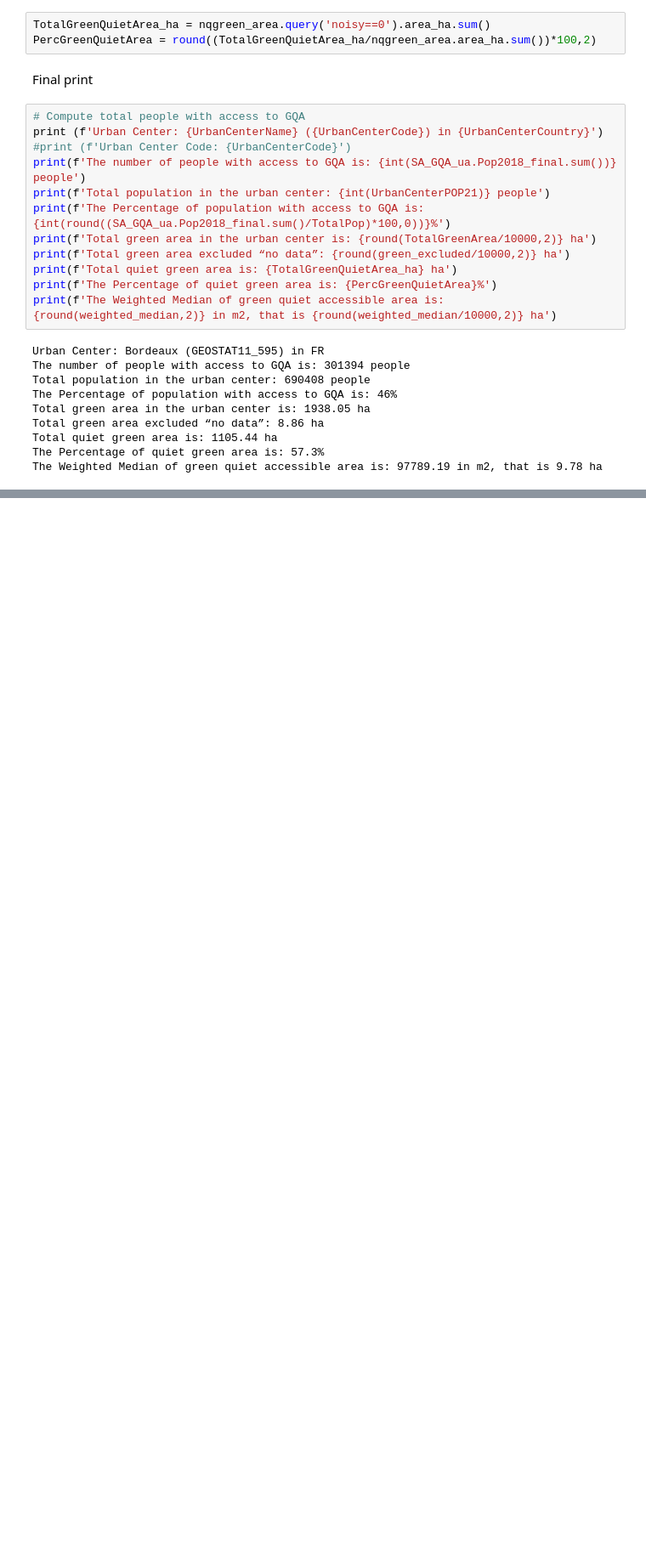
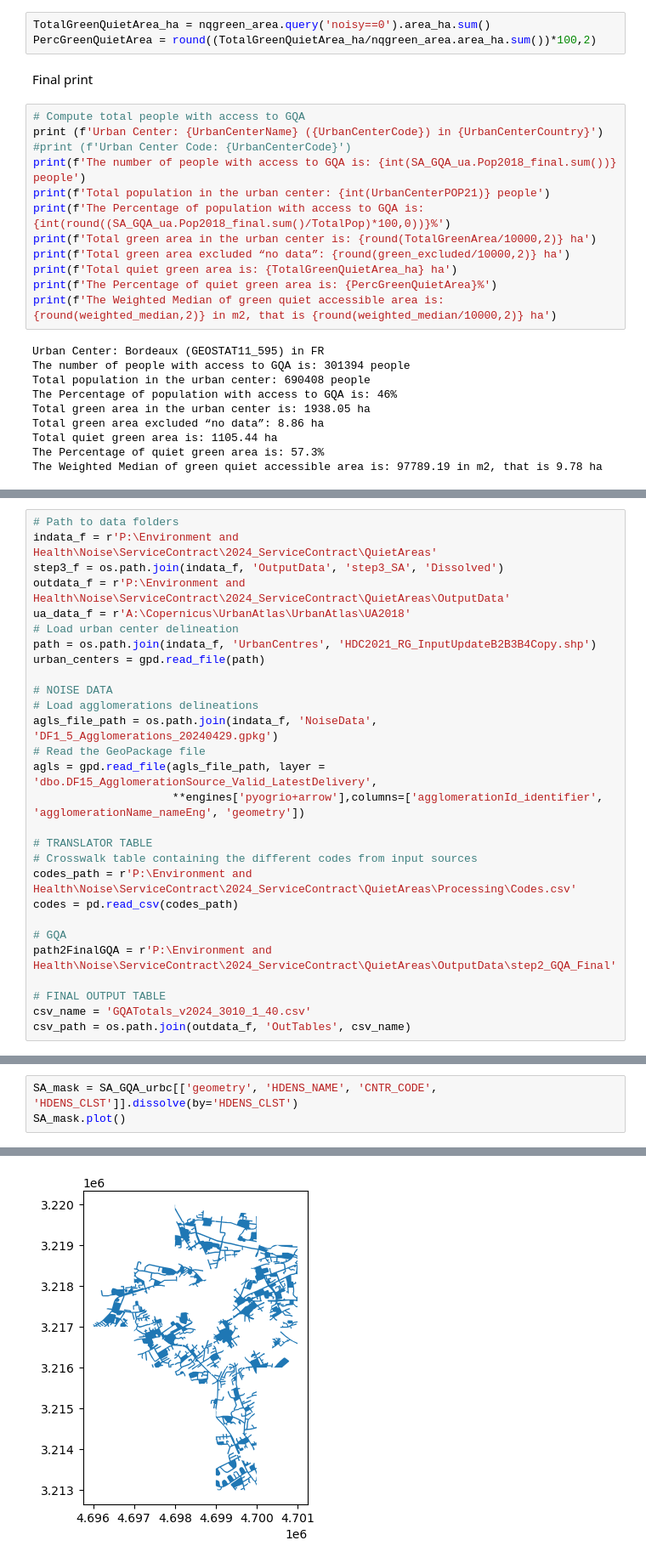
Before and after one commit to ubachr/GQA, a Jupyter notebook: dev/03_Postprocessing_Totals_duplicate5.ipynb, the cells around one changed output, grey strips where cells are left out. Shown at 85% size. Cells and saved outputs as stored; diff of their text form; blank space fills up the shorter version.

```diff
--- a/dev/03_Postprocessing_Totals_duplicate5.ipynb
+++ b/dev/03_Postprocessing_Totals_duplicate5.ipynb
@@ -1363,0 +1416,28 @@ The Weighted Median of green quiet accessible area is: 97789.19 in m2, that is 9
+# %%
+# Path to data folders
+indata_f = r'P:\Environment and Health\Noise\ServiceContract\2024_ServiceContract\QuietAreas'
+step3_f = os.path.join(indata_f, 'OutputData', 'step3_SA', 'Dissolved')
+outdata_f = r'P:\Environment and Health\Noise\ServiceContract\2024_ServiceContract\QuietAreas\OutputData'
+ua_data_f = r'A:\Copernicus\UrbanAtlas\UrbanAtlas\UA2018'
+# Load urban center delineation
+path = os.path.join(indata_f, 'UrbanCentres', 'HDC2021_RG_InputUpdateB2B3B4Copy.shp')
+urban_centers = gpd.read_file(path)
+
+# NOISE DATA
+# Load agglomerations delineations
+agls_file_path = os.path.join(indata_f, 'NoiseData', 'DF1_5_Agglomerations_20240429.gpkg')
+# Read the GeoPackage file
+agls = gpd.read_file(agls_file_path, layer = 'dbo.DF15_AgglomerationSource_Valid_LatestDelivery',
+                     **engines['pyogrio+arrow'],columns=['agglomerationId_identifier', 'agglomerationName_nameEng', 'geometry'])
+
+# TRANSLATOR TABLE
+# Crosswalk table containing the different codes from input sources
+codes_path = r'P:\Environment and Health\Noise\ServiceContract\2024_ServiceContract\QuietAreas\Processing\Codes.csv'
+codes = pd.read_csv(codes_path)
+
+# GQA
+path2FinalGQA = r'P:\Environment and Health\Noise\ServiceContract\2024_ServiceContract\QuietAreas\OutputData\step2_GQA_Final'
+
+# FINAL OUTPUT TABLE
+csv_name = 'GQATotals_v2024_3010_1_40.csv'
+csv_path = os.path.join(outdata_f, 'OutTables', csv_name)
@@ -1363,0 +1676,4 @@ The Weighted Median of green quiet accessible area is: 97789.19 in m2, that is 9
+# %%
+SA_mask = SA_GQA_urbc[['geometry', 'HDENS_NAME', 'CNTR_CODE', 'HDENS_CLST']].dissolve(by='HDENS_CLST')
+SA_mask.plot()
+# %% [output]
@@ -1363,0 +1681 @@ The Weighted Median of green quiet accessible area is: 97789.19 in m2, that is 9
+[figure, added]
```
Also changed, not shown: parts of 31 cells of this notebook, 19 other files.
